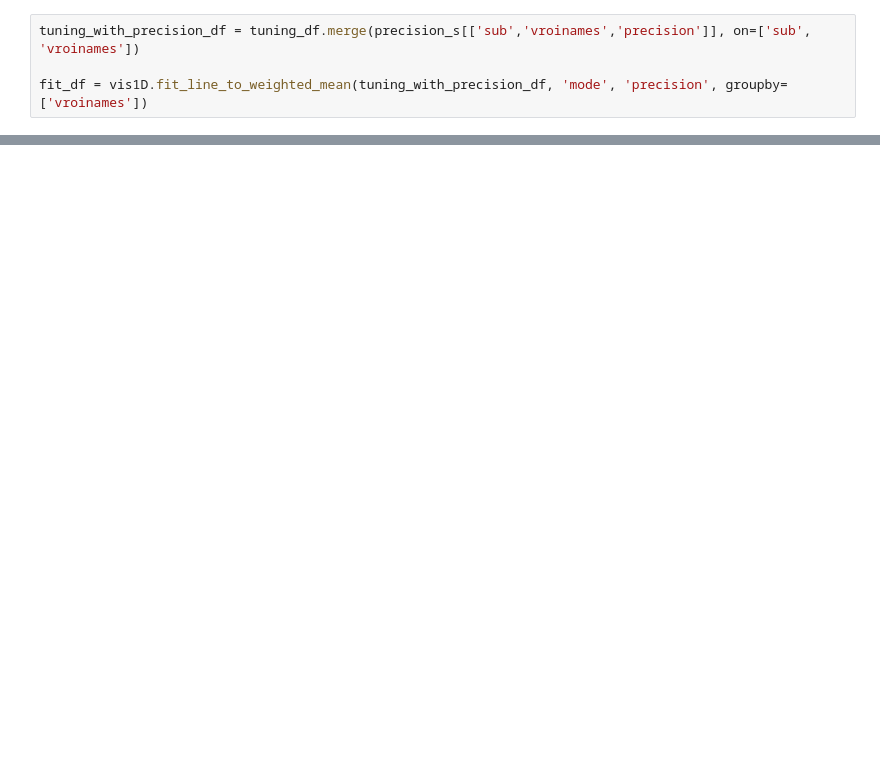
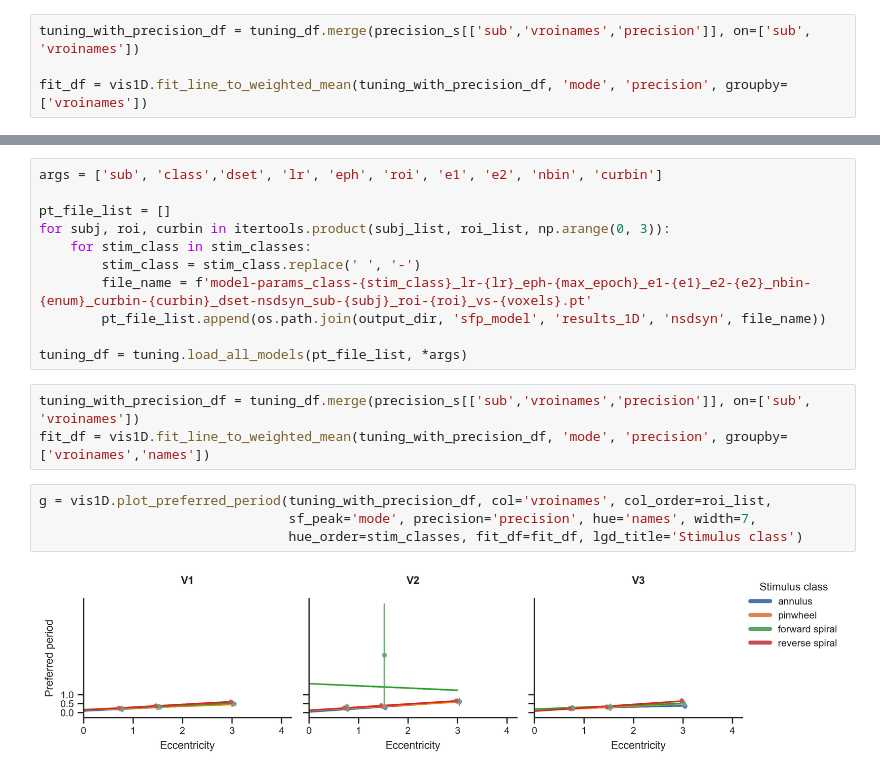
Before and after one commit to JiyeongHa/Spatial-Frequency-Preference_NSDsyn, a Jupyter notebook: notebooks/2-tuning-curves.ipynb, the cells around one changed output, grey strips where cells are left out. Cells and saved outputs as stored; diff of their text form; blank space fills up the shorter version.

```diff
--- a/notebooks/2-tuning-curves.ipynb
+++ b/notebooks/2-tuning-curves.ipynb
@@ -218,0 +201,20 @@ g = vis1D.plot_preferred_period(tuning_with_precision_df,
+# %%
+args = ['sub', 'class','dset', 'lr', 'eph', 'roi', 'e1', 'e2', 'nbin', 'curbin']
+
+pt_file_list = []
+for subj, roi, curbin in itertools.product(subj_list, roi_list, np.arange(0, 3)):
+    for stim_class in stim_classes:
+        stim_class = stim_class.replace(' ', '-')
+        file_name = f'model-params_class-{stim_class}_lr-{lr}_eph-{max_epoch}_e1-{e1}_e2-{e2}_nbin-{enum}_curbin-{curbin}_dset-nsdsyn_sub-{subj}_roi-{roi}_vs-{voxels}.pt'
+        pt_file_list.append(os.path.join(output_dir, 'sfp_model', 'results_1D', 'nsdsyn', file_name))
+
+tuning_df = tuning.load_all_models(pt_file_list, *args)
+# %%
+tuning_with_precision_df = tuning_df.merge(precision_s[['sub','vroinames','precision']], on=['sub', 'vroinames'])
+fit_df = vis1D.fit_line_to_weighted_mean(tuning_with_precision_df, 'mode', 'precision', groupby=['vroinames','names'])
+# %%
+g = vis1D.plot_preferred_period(tuning_with_precision_df, col='vroinames', col_order=roi_list,
+                                sf_peak='mode', precision='precision', hue='names', width=7,
+                                hue_order=stim_classes, fit_df=fit_df, lgd_title='Stimulus class')
+# %% [output]
+[figure, added]
```
Also changed, not shown: parts of 16 cells of this notebook, 2 other files.
